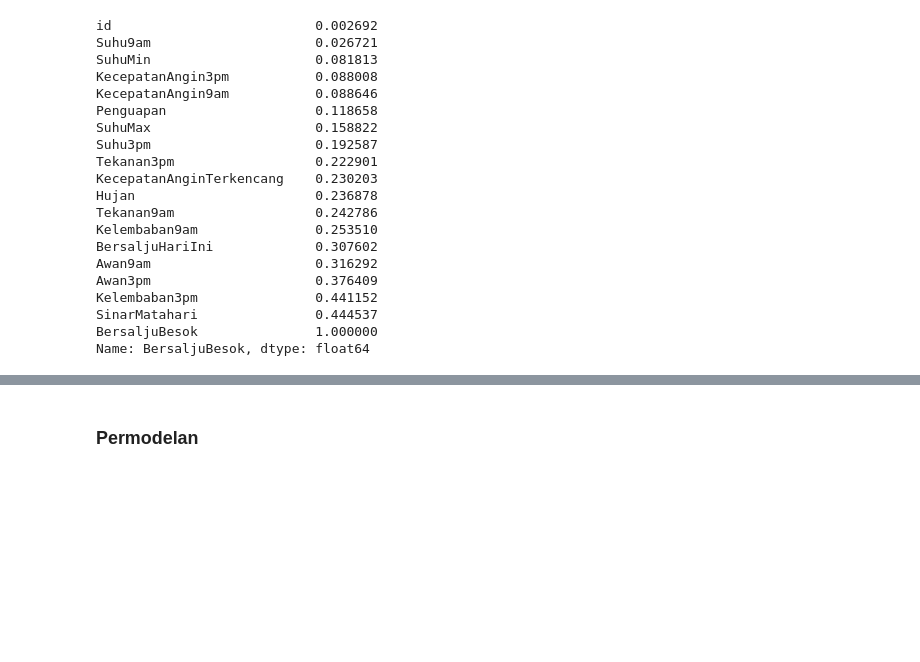
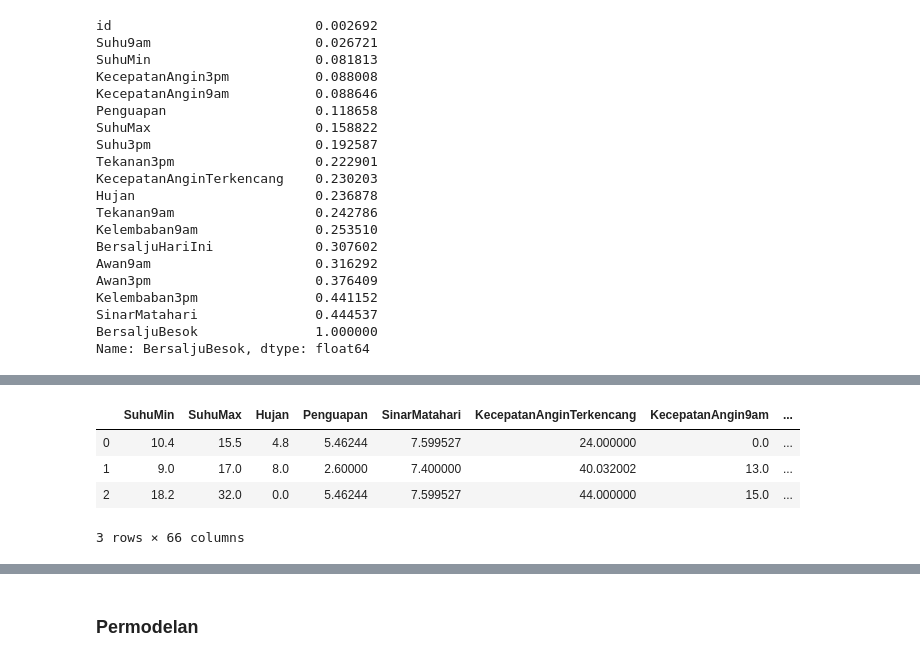
Before and after one commit to ichlasul0899/Klasifikasi-Salju-, a Jupyter notebook: code/Untitled.ipynb, the cells around one changed output, grey strips where cells are left out. Cells and saved outputs as stored; diff of their text form; code cells hidden in the pictures; blank space fills up the shorter version.

```diff
--- a/code/Untitled.ipynb
+++ b/code/Untitled.ipynb
@@ -226,8 +251,14 @@ sns.boxplot(data=data_train_salju, orient='h')
 # %%
 # Handle Outlier
 # %%
-#data_train_salju = pd.get_dummies(data=data_train_salju,columns=['ArahAnginTerkencang','ArahAngin9am', 'ArahAngin3pm'])
-#data_train_salju.head(3)
+data_train_salju = pd.get_dummies(data=data_train_salju,columns=['ArahAnginTerkencang','ArahAngin9am', 'ArahAngin3pm'])
+data_train_salju.head(3)
+# %% [output]
+|  | SuhuMin | SuhuMax | Hujan | Penguapan | SinarMatahari | KecepatanAnginTerkencang | KecepatanAngin9am | ... |
+| 0 | 10.4 | 15.5 | 4.8 | 5.46244 | 7.599527 | 24.000000 | 0.0 | ... |
+| 1 | 9.0 | 17.0 | 8.0 | 2.60000 | 7.400000 | 40.032002 | 13.0 | ... |
+| 2 | 18.2 | 32.0 | 0.0 | 5.46244 | 7.599527 | 44.000000 | 15.0 | ... |
+3 rows × 66 columns
 # %%
 from sklearn.preprocessing import MinMaxScaler
 
```
Also changed, not shown: parts of 26 cells of this notebook.
